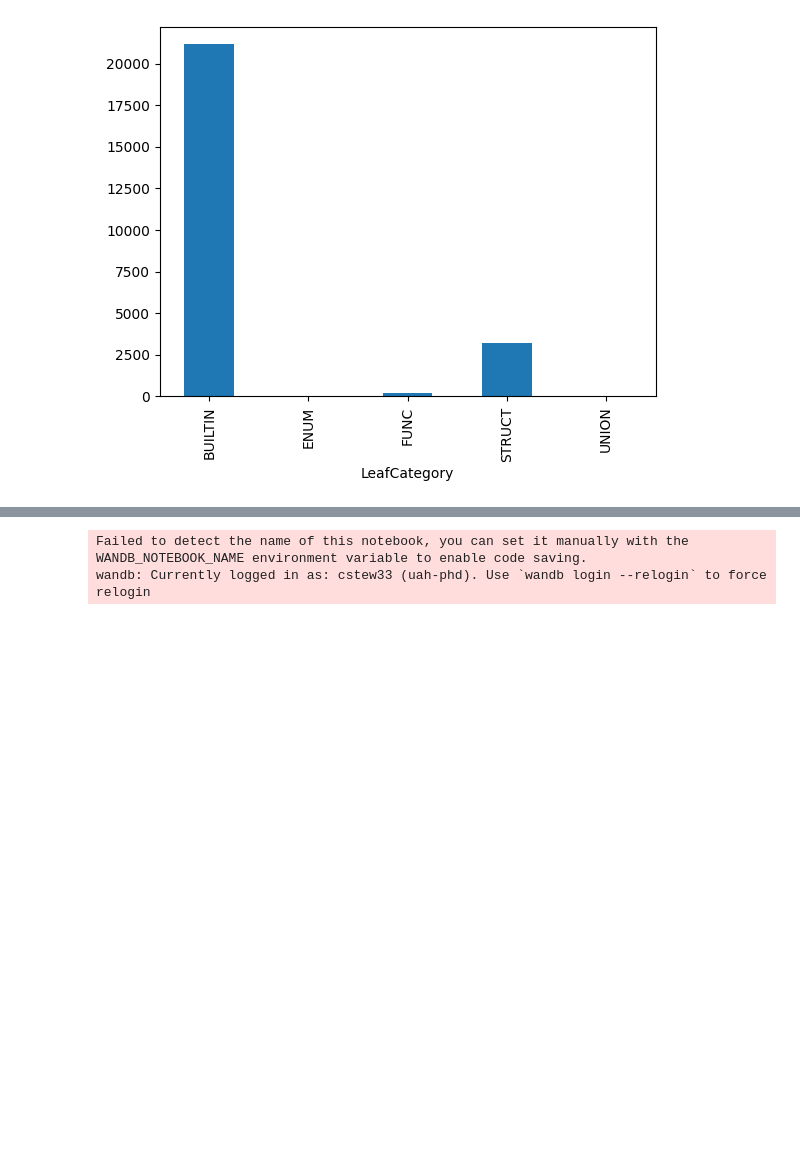
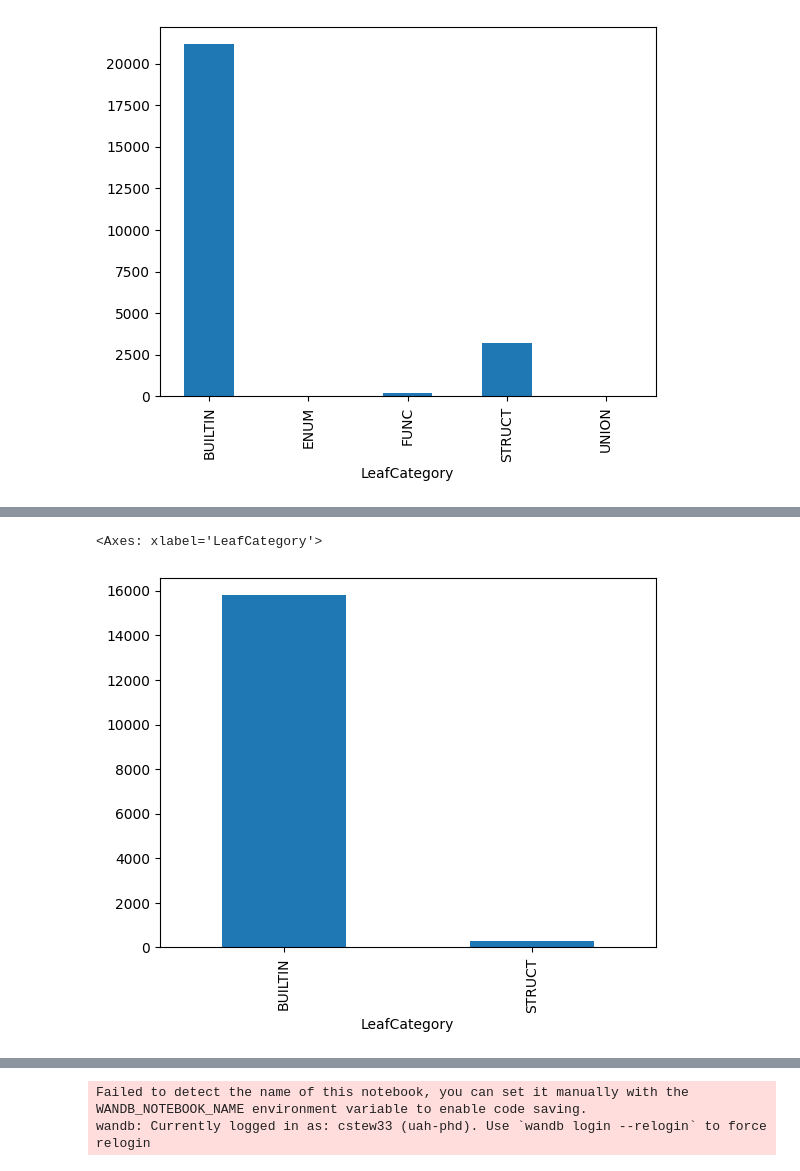
Before and after one commit to lasserre/datatype-recovery-experiments, a Jupyter notebook: notebooks/eval_NEW_ENCODING.ipynb, the cells around one changed output, grey strips where cells are left out. Saved outputs shown, nothing was run; the diff lists cells and outputs as text; code cells hidden in the pictures; blank space fills up the shorter version.

Commit message:
Balance based on leaf type and pointer levels, not type sequence

```diff
--- a/notebooks/eval_NEW_ENCODING.ipynb
+++ b/notebooks/eval_NEW_ENCODING.ipynb
@@ -51,0 +54,17 @@ df.groupby('LeafCategory').count().FunctionStart.plot(kind='bar')
+# %%
+# Ok - let's try setting aside ALL our "unicorn" samples and then balancing down the remainder
+# Unicorns: minorities for PtrL3, PtrL2, and LeafCategory (enum/func/union)
+# keep_p3s = df.PtrL3.isin(['A','P'])
+# keep_p2s = df.PtrL2.isin(['A','P'])     # this includes all PtrL3's
+
+keep_p1s = df.PtrL1.isin(['A','P'])     # this includes ALL non-leaf PtrL2/PtrL3 (plus other variants where PtrL1 is non-leaf)
+keep_leaf_cats = df.LeafCategory.isin(['ENUM','FUNC','UNION'])
+keep_unicorns = keep_leaf_cats | keep_p1s
+
+# df.groupby('PtrL3').count()
+# df[keep_p1s].groupby('PtrLevels').count().FunctionStart.plot(kind='bar',rot=0)
+len(df[keep_p1s])
+len(df[keep_unicorns])
+
+keep_df = df[keep_unicorns]
+keep_df
@@ -51,0 +85,7 @@ df.groupby('LeafCategory').count().FunctionStart.plot(kind='bar')
+# %%
+len(df[~keep_unicorns])
+df[~keep_unicorns].groupby('LeafCategory').count().FunctionStart.plot(kind='bar')
+#df[~keep_unicorns].groupby('PtrLevels').count().FunctionStart.plot(kind='bar')
+# %% [output]
+<Axes: xlabel='LeafCategory'>
+[figure, added]
```
Also changed, not shown: parts of 13 cells of this notebook, 2 other files.
